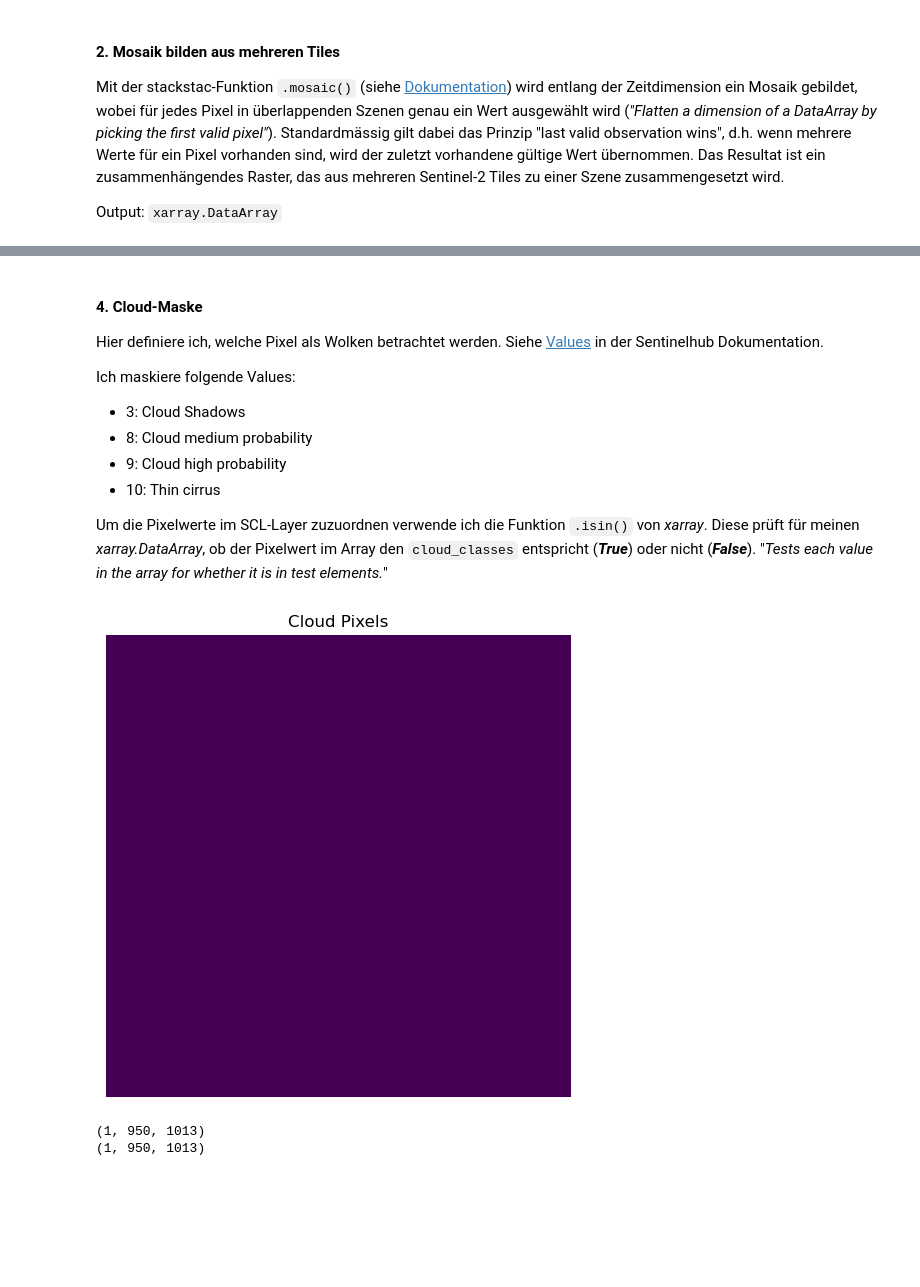
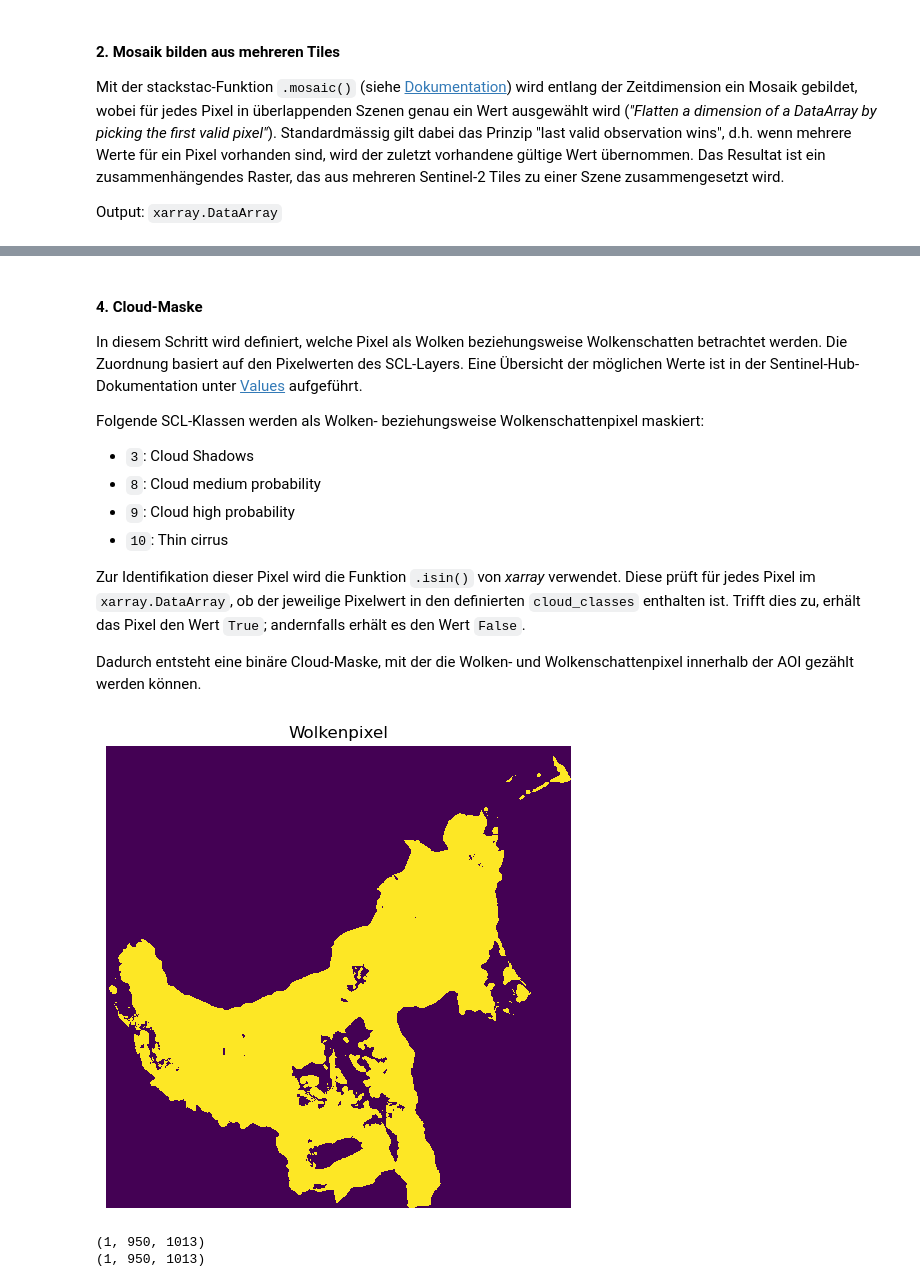
Before and after one commit to riedevik/PWRG2, a Jupyter notebook: 2_STAC_Suche_bis_Composites.ipynb, the cells around one changed output, grey strips where cells are left out. Cells and saved outputs as stored; diff of their text form; code cells hidden in the pictures; blank space fills up the shorter version.

```diff
--- a/2_STAC_Suche_bis_Composites.ipynb
+++ b/2_STAC_Suche_bis_Composites.ipynb
@@ -646,5 +727,4 @@ len(scenes_test)
 # %%
 # Szene zum Testen meiner Funktion
-
-scene = scenes_test[0]
+scene_test = scenes_test[0]
 # %%
@@ -686,7 +766,7 @@ def load_scl_stack(items, bounds, epsg):
 # Überprüfen mit einer Szene
 
 stack = load_scl_stack(
-    scene["items"],
+    scene_test["items"],
     bounds,
     epsg
 )
@@ -821,43 +899,51 @@ plt.show()
 # %% [markdown]
 #### 4. Cloud-Maske
 
-Hier definiere ich, welche Pixel als Wolken betrachtet werden. Siehe [Values](https://custom-scripts.sentinel-hub.com/custom-scripts/sentinel-2/scene-classification/) in der Sentinelhub Dokumentation.
+In diesem Schritt wird definiert, welche Pixel als Wolken beziehungsweise Wolkenschatten betrachtet werden. Die Zuordnung basiert auf den Pixelwerten des SCL-Layers. Eine Übersicht der möglichen Werte ist in der Sentinel-Hub-Dokumentation unter [Values](https://custom-scripts.sentinel-hub.com/custom-scripts/sentinel-2/scene-classification/) aufgeführt.
 
-Ich maskiere folgende Values:
-- 3: Cloud Shadows
-- 8: Cloud medium probability
-- 9: Cloud high probability
-- 10: Thin cirrus
+Folgende SCL-Klassen werden als Wolken- beziehungsweise Wolkenschattenpixel maskiert:
 
-Um die Pixelwerte im SCL-Layer zuzuordnen verwende ich die Funktion `.isin()` von *xarray*. Diese prüft für meinen *xarray.DataArray*, ob der Pixelwert im Array den `cloud_classes` entspricht (***True***) oder nicht (***False***). "*Tests each value in the array for whether it is in test elements.*"
+- `3`: Cloud Shadows
+- `8`: Cloud medium probability
+- `9`: Cloud high probability
+- `10`: Thin cirrus
+
+Zur Identifikation dieser Pixel wird die Funktion `.isin()` von *xarray* verwendet. Diese prüft für jedes Pixel im `xarray.DataArray`, ob der jeweilige Pixelwert in den definierten `cloud_classes` enthalten ist. Trifft dies zu, erhält das Pixel den Wert `True`; andernfalls erhält es den Wert `False`.
+
+Dadurch entsteht eine binäre Cloud-Maske, mit der die Wolken- und Wolkenschattenpixel innerhalb der AOI gezählt werden können.
 # %%
 def compute_cloud_mask(scl_clipped):
 
     cloud_classes = [3, 8, 9, 10]
-    cloud_mask = scl_clipped.isin(cloud_classes) # gibt TRUE zurück, wenn Pixel einer dieser Klassen entspricht
 
-    return cloud_mask
+    # Pixel innerhalb der AOI / gültige SCL-Pixel
+    inside_aoi = scl_clipped.notnull()
+
+    # True = Wolke/Schatten, aber nur innerhalb AOI
+    cloud_mask = scl_clipped.isin(cloud_classes) & inside_aoi
+
+    return cloud_mask, inside_aoi
 # %%
-clouds = compute_cloud_mask(clipped)
+cloud_mask, inside_aoi = compute_cloud_mask(clipped)
 # %%
 # Überprüfen: nur 0 und 1 Werte
 
 # Plot des SCL-Layers erstellen
 fig, ax = plt.subplots(figsize=(6, 6))
 
-clouds.plot(
+cloud_mask.plot(
     ax=ax,
     add_colorbar=False   # keine Farblegende
 )
 
-plt.title("Cloud Pixels")
+plt.title("Wolkenpixel")
 
 # Achsen ausblenden für saubere Darstellung
 ax.set_axis_off()
 
 plt.show()
 # %% [output]
-[figure, old version]
+[figure, new version]
 # %%
 # Raster ist nun rechteckig. Daten jedoch immer noch geclipped?
 print(clipped.shape)
```
Also changed, not shown: parts of 132 cells of this notebook, 30 other files.
